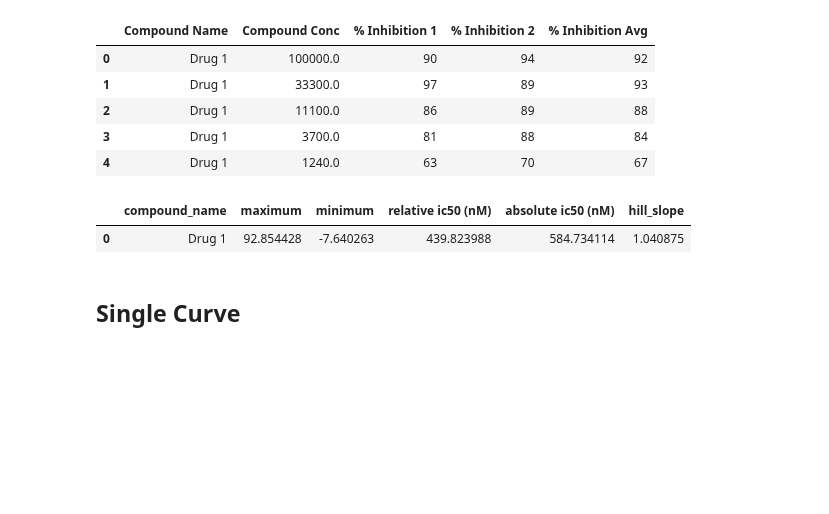
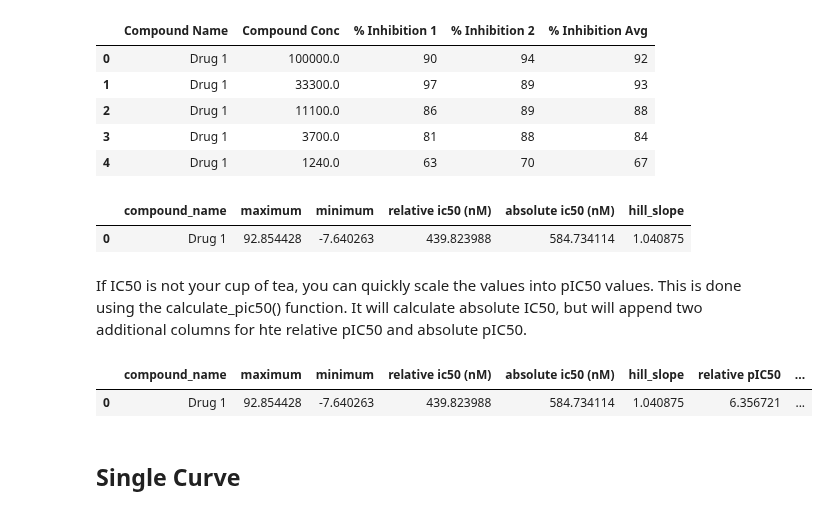
Before and after one commit to tlint101/py50, a Jupyter notebook: tutorials/001_quickstart.ipynb, the cells around one changed output. Saved outputs shown, nothing was run; the diff lists cells and outputs as text; code cells hidden in the pictures; blank space fills up the shorter version.

```diff
--- a/tutorials/001_quickstart.ipynb
+++ b/tutorials/001_quickstart.ipynb
@@ -29,6 +29,14 @@ calculation
 # %% [output]
 |  | compound_name | maximum | minimum | relative ic50 (nM) | absolute ic50 (nM) | hill_slope |
 | 0 | Drug 1 | 92.854428 | -7.640263 | 439.823988 | 584.734114 | 1.040875 |
+# %% [markdown]
+If IC50 is not your cup of tea, you can quickly scale the values into pIC50 values. This is done using the calculate_pic50() function. It will calculate absolute IC50, but will append two additional columns for hte relative pIC50 and absolute pIC50.
+# %%
+calculation = calc_data.calculate_pic50(name_col='Compound Name', concentration_col='Compound Conc', response_col='% Inhibition Avg')
+calculation
+# %% [output]
+|  | compound_name | maximum | minimum | relative ic50 (nM) | absolute ic50 (nM) | hill_slope | relative pIC50 | ... |
+| 0 | Drug 1 | 92.854428 | -7.640263 | 439.823988 | 584.734114 | 1.040875 | 6.356721 | ... |
 # %% [markdown]
 ## Single Curve
 # %%
```
Also changed, not shown: parts of 5 cells of this notebook.
